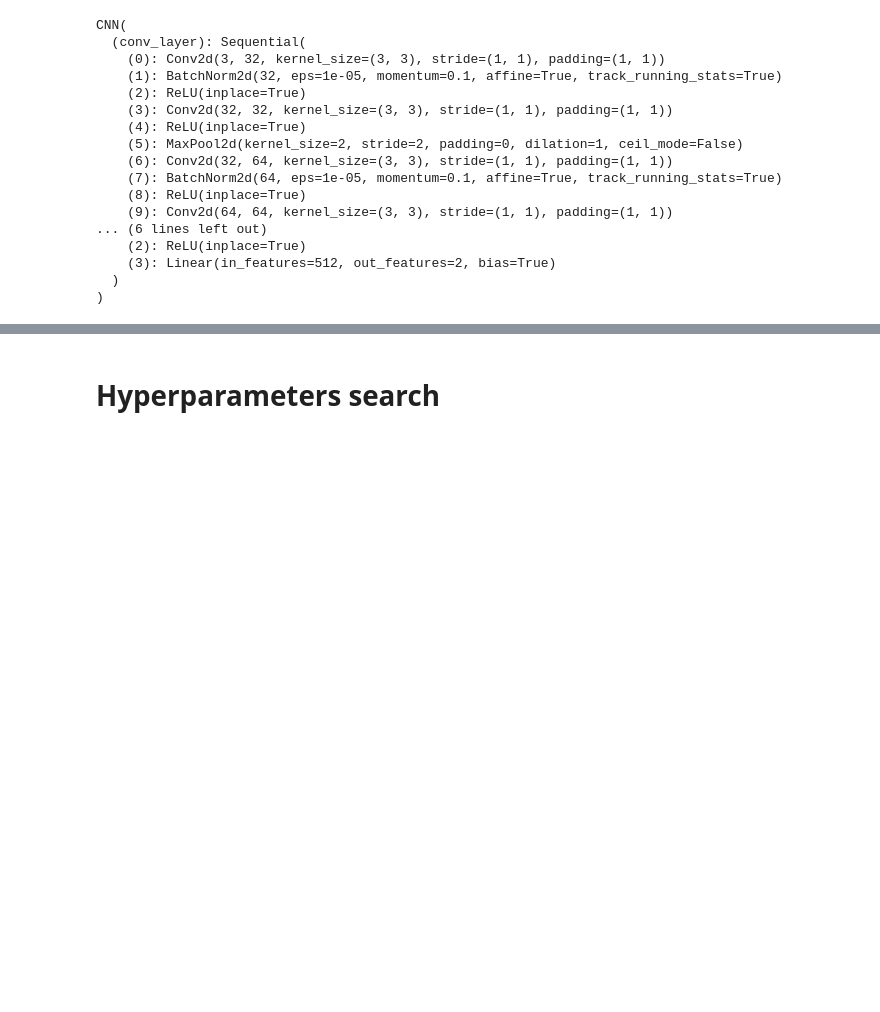
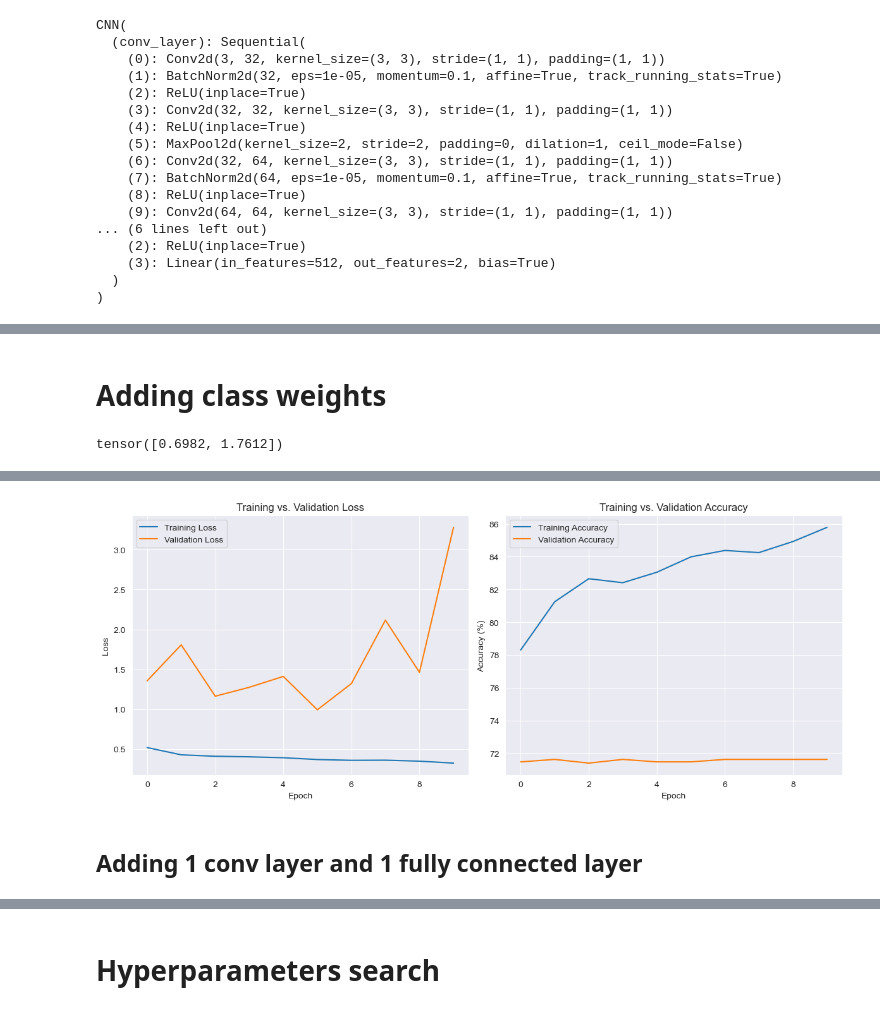
Before and after one commit to orcunkarabicak/DeepLearning, a Jupyter notebook: Pre-processing_stratified.ipynb, the cells around one changed output, grey strips where cells are left out. Saved outputs shown, nothing was run; the diff lists cells and outputs as text; code cells hidden in the pictures; blank space fills up the shorter version.

Commit message:
Several models and techniques

```diff
--- a/Pre-processing_stratified.ipynb
+++ b/Pre-processing_stratified.ipynb
@@ -425,0 +419,17 @@ Execution time: 05:32
+# %% [markdown]
+# Adding class weights
+# %%
+weights = compute_class_weight(y=train_df.target.values, class_weight="balanced", classes=train_df.target.unique())
+class_weights = torch.FloatTensor(weights)
+
+print(class_weights)
+# %% [output]
+tensor([0.6982, 1.7612])
+# %%
+model = CNN().to(device)
+optimizer = optim.Adam(model.parameters(), lr=learning_rate, weight_decay=1e-4) # L2 regularization
+criterion = nn.CrossEntropyLoss(weight=class_weights)
+
+train_losses, train_accuracies, validation_losses, validation_accuracies = train_and_validate(model, train_loader, val_loader, criterion, optimizer, epochs, device)
+plot_metrics(train_losses, train_accuracies, validation_losses, validation_accuracies)
+# %% [output]
@@ -425,0 +448,3 @@ Execution time: 05:32
+[figure, added]
+# %% [markdown]
+## Adding 1 conv layer and 1 fully connected layer
```
Also changed, not shown: parts of 30 cells of this notebook.
